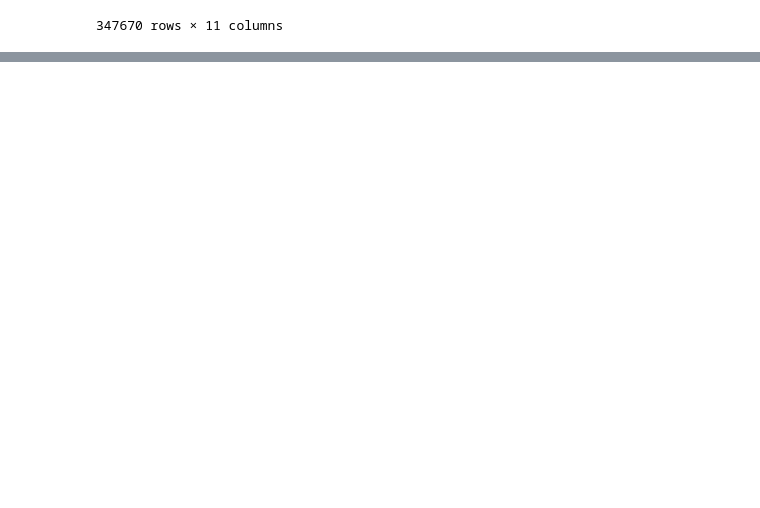
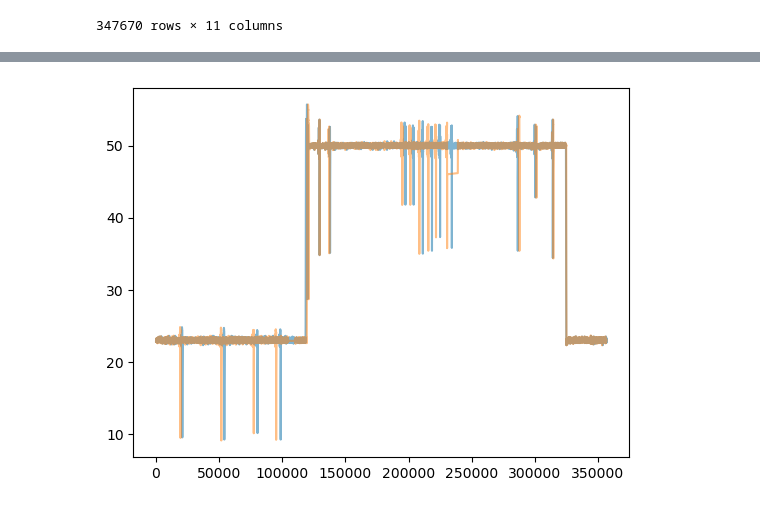
Before and after one commit to prognostics-lab/lion, a Jupyter notebook: data_analysis.ipynb, the cells around one changed output, grey strips where cells are left out. Saved outputs shown, nothing was run; the diff lists cells and outputs as text; code cells hidden in the pictures; blank space fills up the shorter version.

```diff
--- a/data_analysis.ipynb
+++ b/data_analysis.ipynb
@@ -380,0 +418,29 @@ currents = cap_df["Current"]
+# %%
+### Sync sensor data and temperature chamber ###
+
+_SYNC_TOTAL = 6514
+sensor_seconds = (sensor_df["unix_time_utc"] - sensor_df["unix_time_utc"][0]).to_numpy()[:-_SYNC_TOTAL]
+
+cap_seconds = np.array([datetime.datetime.strptime(d[:-3], "%m/%d/%Y %H:%M:%S.%f") for d in cap_df["Seconds"]])
+cap_seconds = cap_seconds - cap_seconds[0]
+cap_seconds = np.array([delta.total_seconds() for delta in cap_seconds])
+
+chamber_seconds = np.array([datetime.datetime.strptime(d, "%m/%d/%Y %H:%M:%S") for d in chamber_df["DateTime"]])
+chamber_seconds = chamber_seconds - chamber_seconds[0]
+chamber_seconds = np.array([delta.total_seconds() for delta in chamber_seconds])
+
+current = cap_df["Current"]
+
+temp_s1 = resample(sensor_df["temp_s1"][:-_SYNC_TOTAL], len(current))
+temp_amb = chamber_df["PRODUCT PV"]
+
+fig, ax = plt.subplots()
+
+_LOW = 2700
+_HIGH = 1322
+ax.plot(chamber_seconds[_LOW:-_HIGH] - chamber_seconds[_LOW], temp_amb[_LOW:-_HIGH], alpha=0.5, label="Original")
+ax.plot(cap_seconds, resample(temp_amb[_LOW:-_HIGH], len(cap_seconds)), alpha=0.5, label="Resampled")
+
+plt.show()
+# %% [output]
+[figure, added]
```
Also changed, not shown: parts of 12 cells of this notebook.
